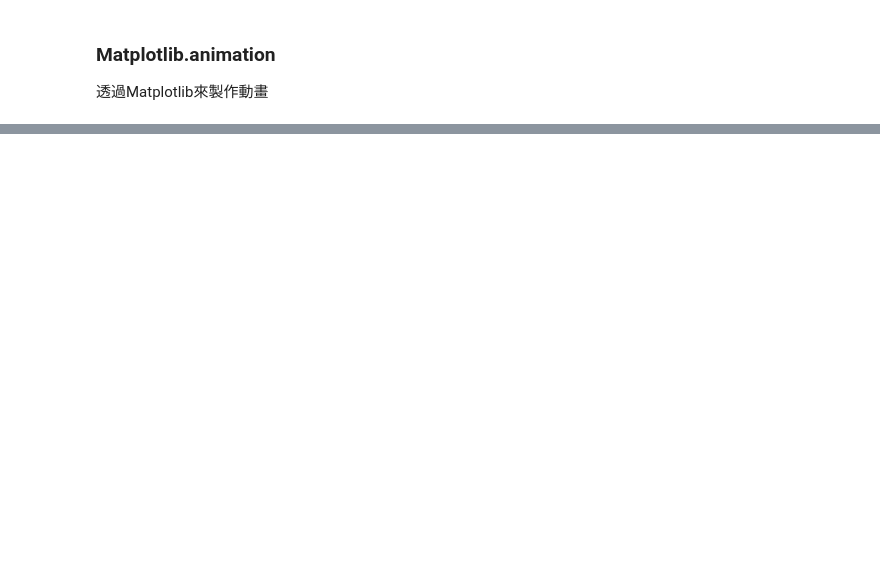
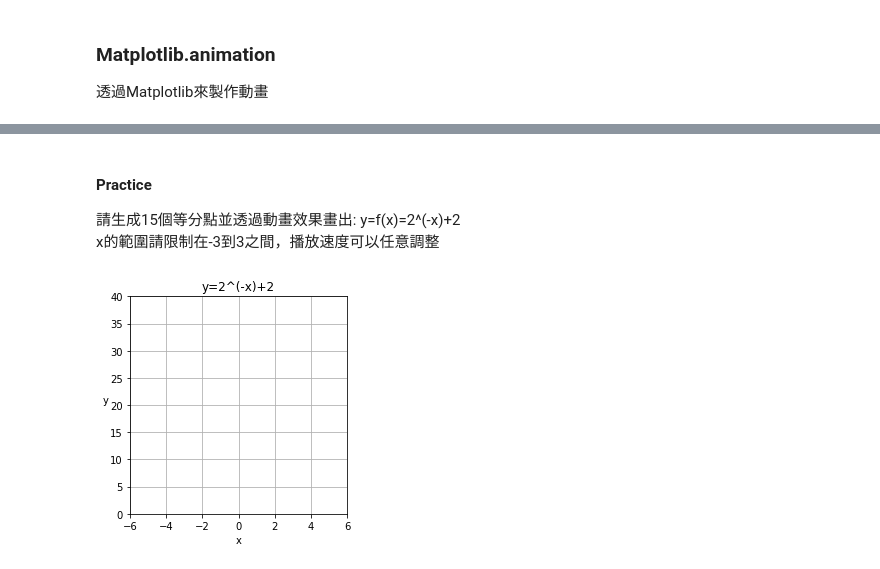
Before and after one commit to ChunChiaYang/Python-course, a Jupyter notebook: Matplotlib_anime.ipynb, the cells around one changed output, grey strips where cells are left out. Cells and saved outputs as stored; diff of their text form; code cells hidden in the pictures; blank space fills up the shorter version.

```diff
--- a/Matplotlib_anime.ipynb
+++ b/Matplotlib_anime.ipynb
@@ -156,0 +196,37 @@ plt.show()
+# %% [markdown]
+#### Practice
+請生成15個等分點並透過動畫效果畫出: y=f(x)=2^(-x)+2
+x的範圍請限制在-3到3之間，播放速度可以任意調整
+# %%
+import numpy as np
+import matplotlib.pyplot as plt
+from matplotlib.animation import FuncAnimation
+
+fig = plt.figure()
+ax = plt.axes(xlim=(-6,6),ylim=(0,40))
+x, y = [], []
+line, = plt.plot([], [],'ro',markersize=3)
+
+
+def init():
+    line.set_data([], [])
+    return line,
+
+def update(frame):
+    x = np.linspace(-5,-5+0.4*frame,num=frame+1)
+    y= 2**(-x)+2
+    line.set_data(x, y)
+    return line,
+
+ani = FuncAnimation(fig, update, frames=25,
+                    init_func=init,interval=200)
+
+#Set anime format
+ax.set_aspect(1./ax.get_data_ratio())
+plt.grid()
+plt.title('y=2^(-x)+2')
+plt.ylabel('y',rotation=0)
+plt.xlabel('x')
+plt.show()
+# %% [output]
+[figure, added]
```
Also changed, not shown: parts of 6 cells of this notebook, 3 other files.
